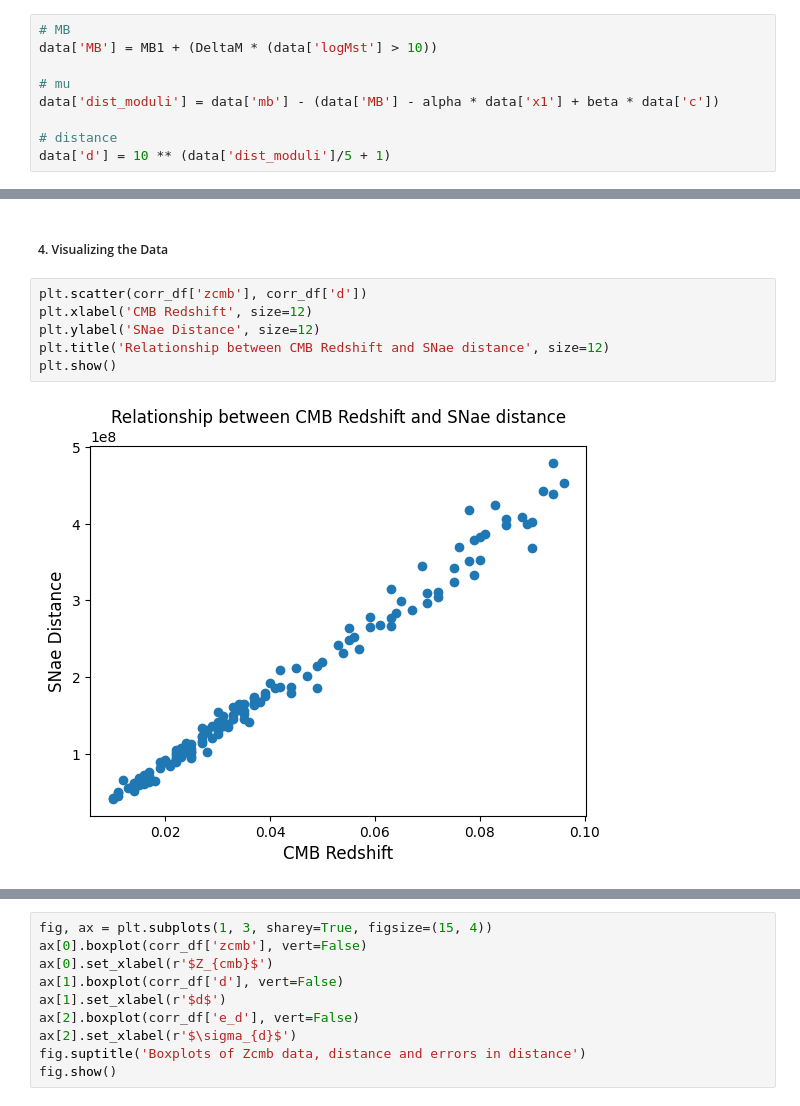
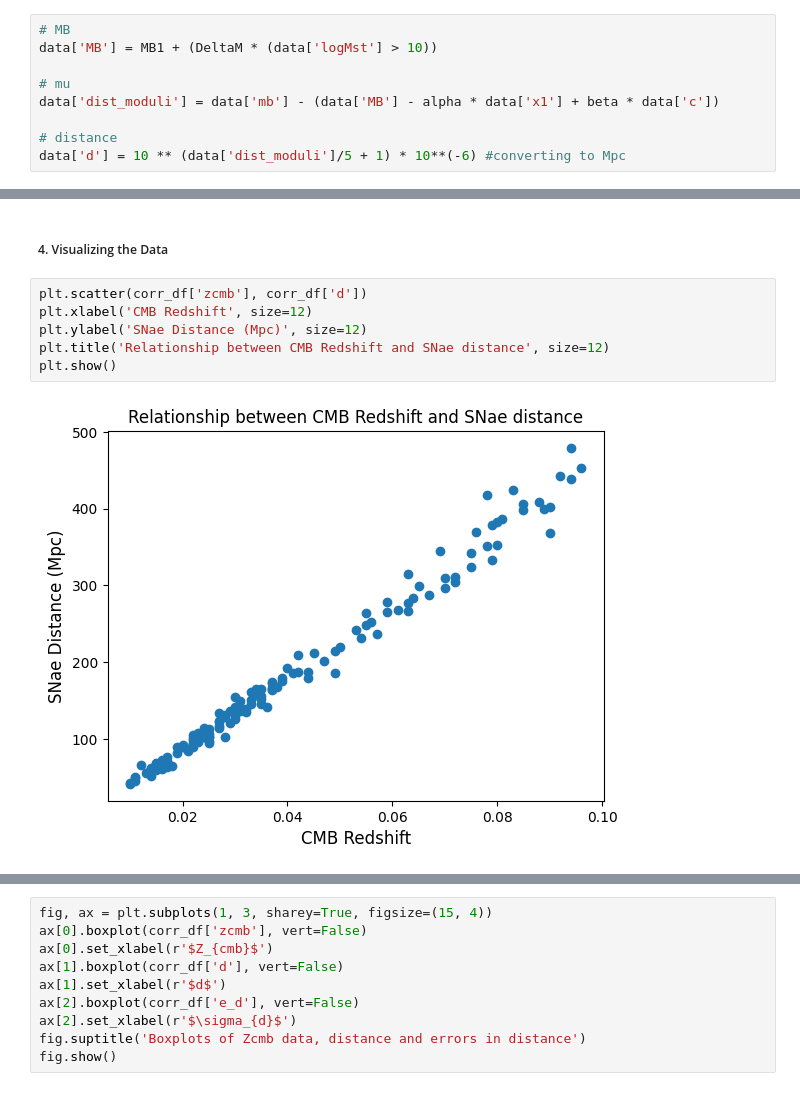
Before and after one commit to Raghuram-Veeramallu/Astro_Stat_Project2, a Jupyter notebook: Group3_Project2_DataSummary.ipynb, the cells around one changed output, grey strips where cells are left out. Cells and saved outputs as stored; diff of their text form.

Commit message:
Edited preamble for clarity. Added units for distance to graphs.

```diff
--- a/Group3_Project2_DataSummary.ipynb
+++ b/Group3_Project2_DataSummary.ipynb
@@ -140,7 +144,7 @@ data['MB'] = MB1 + (DeltaM * (data['logMst'] > 10))
 data['dist_moduli'] = data['mb'] - (data['MB'] - alpha * data['x1'] + beta * data['c'])
 
 # distance
-data['d'] = 10 ** (data['dist_moduli']/5 + 1)
+data['d'] = 10 ** (data['dist_moduli']/5 + 1) * 10**(-6) #converting to Mpc
 # %%
 # distance modulii (mu) error
 data['e_mu'] = np.sqrt(data['e_mb'] ** 2 + (alpha * data['e_x1']) ** 2 + (beta * data['e_c']))
@@ -183,11 +187,11 @@ corr_df = df[df['zcmb'] < 0.1]
 # %%
 plt.scatter(corr_df['zcmb'], corr_df['d'])
 plt.xlabel('CMB Redshift', size=12)
-plt.ylabel('SNae Distance', size=12)
+plt.ylabel('SNae Distance (Mpc)', size=12)
 plt.title('Relationship between CMB Redshift and SNae distance', size=12)
 plt.show()
 # %% [output]
-[figure, old version]
+[figure, new version]
 # %%
 fig, ax = plt.subplots(1, 3, sharey = True, figsize=(15, 4))
 ax[0].hist(corr_df['zcmb'])
```
Also changed, not shown: parts of 6 cells of this notebook.
